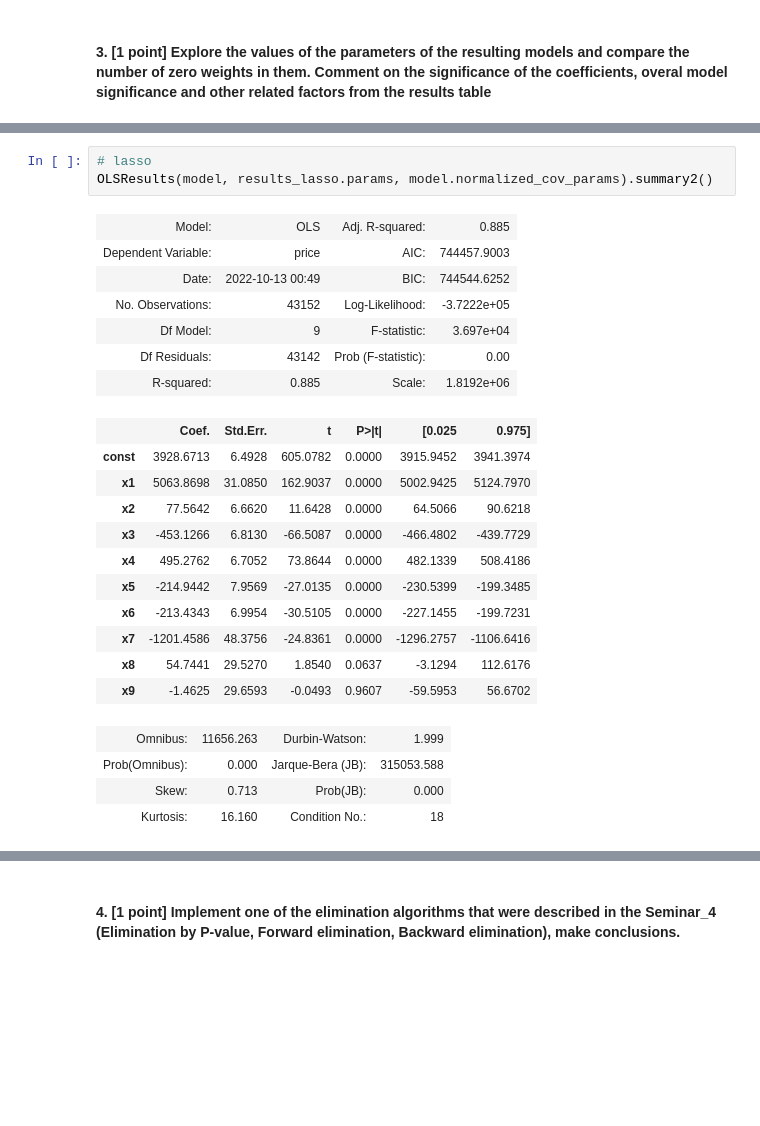
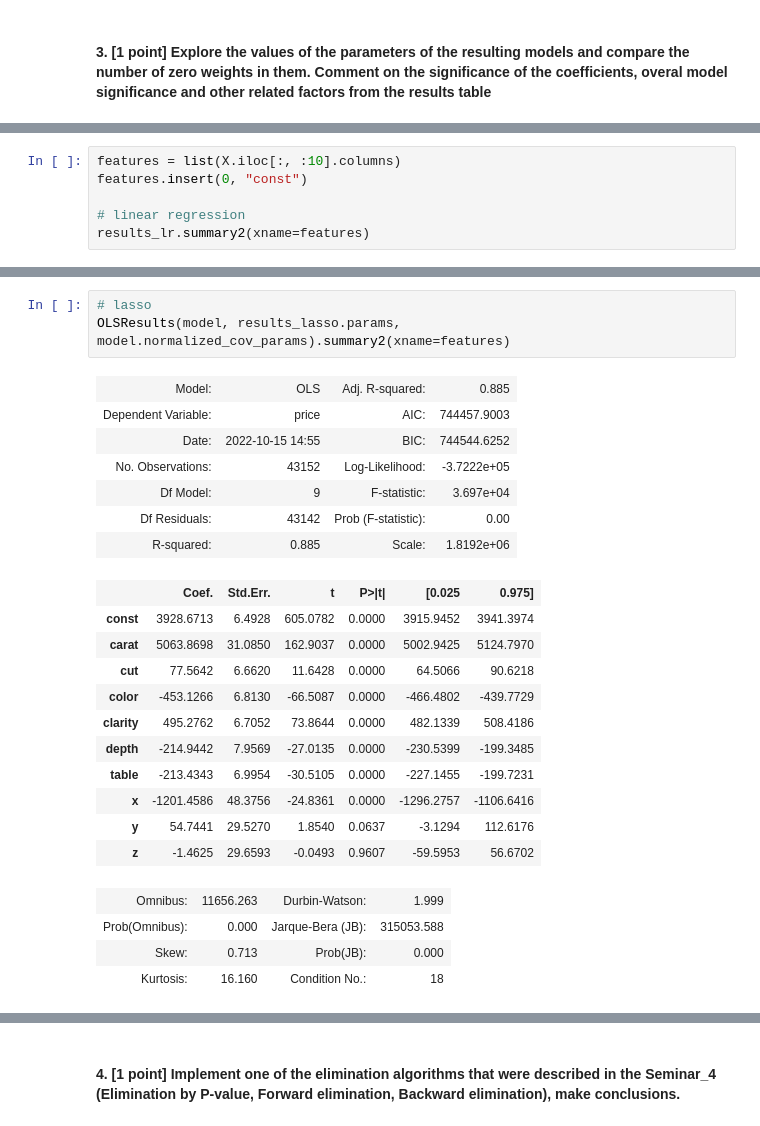
Before and after one commit to shmelzz/data_analysis, a Jupyter notebook: hw2/ml_hw2_Shelemekh_206.ipynb, the cells around one changed output, grey strips where cells are left out. Drawn from its saved outputs; the diff is of its cells as text; blank space fills up the shorter version.

```diff
--- a/hw2/ml_hw2_Shelemekh_206.ipynb
+++ b/hw2/ml_hw2_Shelemekh_206.ipynb
@@ -255,0 +142,6 @@ results_lr.summary2()
+# %%
+features = list(X.iloc[:, :10].columns)
+features.insert(0, "const")
+
+# linear regression
+results_lr.summary2(xname=features)
@@ -282,25 +217,25 @@ OLSResults(model, results_ridge.params, model.normalized_cov_params).summary2()
 # %%
 # lasso
-OLSResults(model, results_lasso.params, model.normalized_cov_params).summary2()
+OLSResults(model, results_lasso.params, model.normalized_cov_params).summary2(xname=features)
 # %% [output]
 | Model: | OLS | Adj. R-squared: | 0.885 |
 | Dependent Variable: | price | AIC: | 744457.9003 |
-| Date: | 2022-10-13 00:49 | BIC: | 744544.6252 |
+| Date: | 2022-10-15 14:55 | BIC: | 744544.6252 |
 | No. Observations: | 43152 | Log-Likelihood: | -3.7222e+05 |
 | Df Model: | 9 | F-statistic: | 3.697e+04 |
 | Df Residuals: | 43142 | Prob (F-statistic): | 0.00 |
 | R-squared: | 0.885 | Scale: | 1.8192e+06 |
 |  | Coef. | Std.Err. | t | P>|t| | [0.025 | 0.975] |
 | const | 3928.6713 | 6.4928 | 605.0782 | 0.0000 | 3915.9452 | 3941.3974 |
-| x1 | 5063.8698 | 31.0850 | 162.9037 | 0.0000 | 5002.9425 | 5124.7970 |
-| x2 | 77.5642 | 6.6620 | 11.6428 | 0.0000 | 64.5066 | 90.6218 |
-| x3 | -453.1266 | 6.8130 | -66.5087 | 0.0000 | -466.4802 | -439.7729 |
-| x4 | 495.2762 | 6.7052 | 73.8644 | 0.0000 | 482.1339 | 508.4186 |
-| x5 | -214.9442 | 7.9569 | -27.0135 | 0.0000 | -230.5399 | -199.3485 |
-| x6 | -213.4343 | 6.9954 | -30.5105 | 0.0000 | -227.1455 | -199.7231 |
-| x7 | -1201.4586 | 48.3756 | -24.8361 | 0.0000 | -1296.2757 | -1106.6416 |
-| x8 | 54.7441 | 29.5270 | 1.8540 | 0.0637 | -3.1294 | 112.6176 |
-| x9 | -1.4625 | 29.6593 | -0.0493 | 0.9607 | -59.5953 | 56.6702 |
+| carat | 5063.8698 | 31.0850 | 162.9037 | 0.0000 | 5002.9425 | 5124.7970 |
+| cut | 77.5642 | 6.6620 | 11.6428 | 0.0000 | 64.5066 | 90.6218 |
+| color | -453.1266 | 6.8130 | -66.5087 | 0.0000 | -466.4802 | -439.7729 |
+| clarity | 495.2762 | 6.7052 | 73.8644 | 0.0000 | 482.1339 | 508.4186 |
+| depth | -214.9442 | 7.9569 | -27.0135 | 0.0000 | -230.5399 | -199.3485 |
+| table | -213.4343 | 6.9954 | -30.5105 | 0.0000 | -227.1455 | -199.7231 |
+| x | -1201.4586 | 48.3756 | -24.8361 | 0.0000 | -1296.2757 | -1106.6416 |
+| y | 54.7441 | 29.5270 | 1.8540 | 0.0637 | -3.1294 | 112.6176 |
+| z | -1.4625 | 29.6593 | -0.0493 | 0.9607 | -59.5953 | 56.6702 |
 | Omnibus: | 11656.263 | Durbin-Watson: | 1.999 |
 | Prob(Omnibus): | 0.000 | Jarque-Bera (JB): | 315053.588 |
 | Skew: | 0.713 | Prob(JB): | 0.000 |
```
Also changed, not shown: parts of 29 cells of this notebook.
